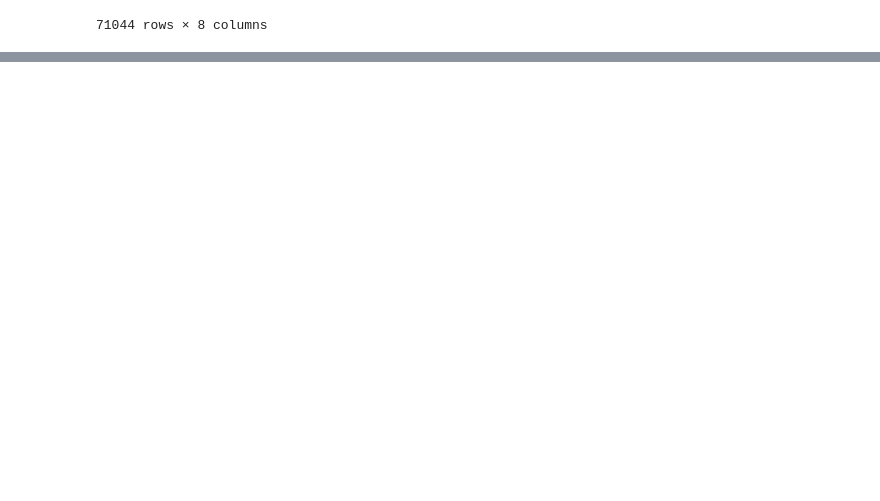
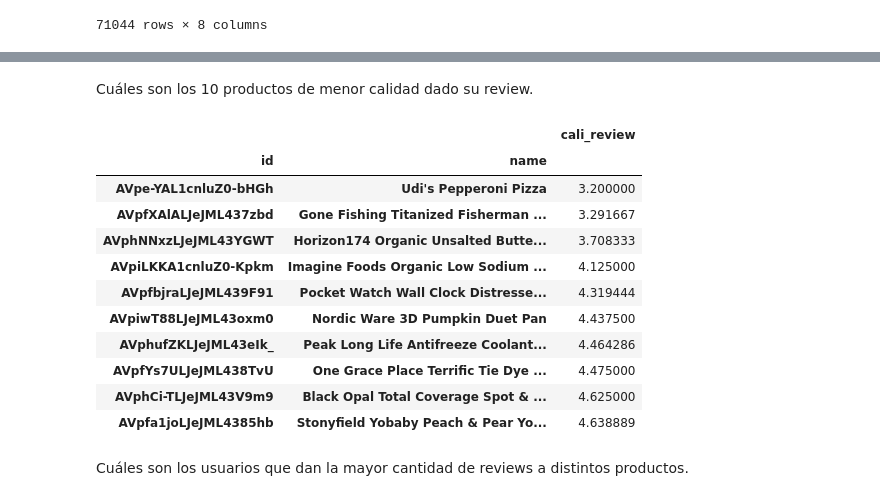
Before and after one commit to LuisDiego19FV/Lab5-Data-Science, a Jupyter notebook: Lab 5 ALL.ipynb, the cells around one changed output, grey strips where cells are left out. Saved outputs shown, nothing was run; the diff lists cells and outputs as text; code cells hidden in the pictures; blank space fills up the shorter version.

```diff
--- a/Lab 5 ALL.ipynb
+++ b/Lab 5 ALL.ipynb
@@ -274,0 +335,20 @@ df_calificacion
+# %% [markdown]
+Cuáles son los 10 productos de menor calidad dado su review.
+# %%
+df_calificacion[["id","name","cali_review"]].groupby(["id","name"])\
+.mean().sort_values(by=["cali_review"],ascending=True)[:10]
+# %% [output]
+|  |  | cali_review |
+| id | name |  |
+| AVpe-YAL1cnluZ0-bHGh | Udi's Pepperoni Pizza | 3.200000 |
+| AVpfXAlALJeJML437zbd | Gone Fishing Titanized Fisherman ... | 3.291667 |
+| AVphNNxzLJeJML43YGWT | Horizon174 Organic Unsalted Butte... | 3.708333 |
+| AVpiLKKA1cnluZ0-Kpkm | Imagine Foods Organic Low Sodium ... | 4.125000 |
+| AVpfbjraLJeJML439F91 | Pocket Watch Wall Clock Distresse... | 4.319444 |
+| AVpiwT88LJeJML43oxm0 | Nordic Ware 3D Pumpkin Duet Pan | 4.437500 |
+| AVphufZKLJeJML43eIk_ | Peak Long Life Antifreeze Coolant... | 4.464286 |
+| AVpfYs7ULJeJML438TvU | One Grace Place Terrific Tie Dye ... | 4.475000 |
+| AVphCi-TLJeJML43V9m9 | Black Opal Total Coverage Spot & ... | 4.625000 |
+| AVpfa1joLJeJML4385hb | Stonyfield Yobaby Peach & Pear Yo... | 4.638889 |
+# %% [markdown]
+Cuáles son los usuarios que dan la mayor cantidad de reviews a distintos productos.
```
Also changed, not shown: parts of 15 cells of this notebook.
